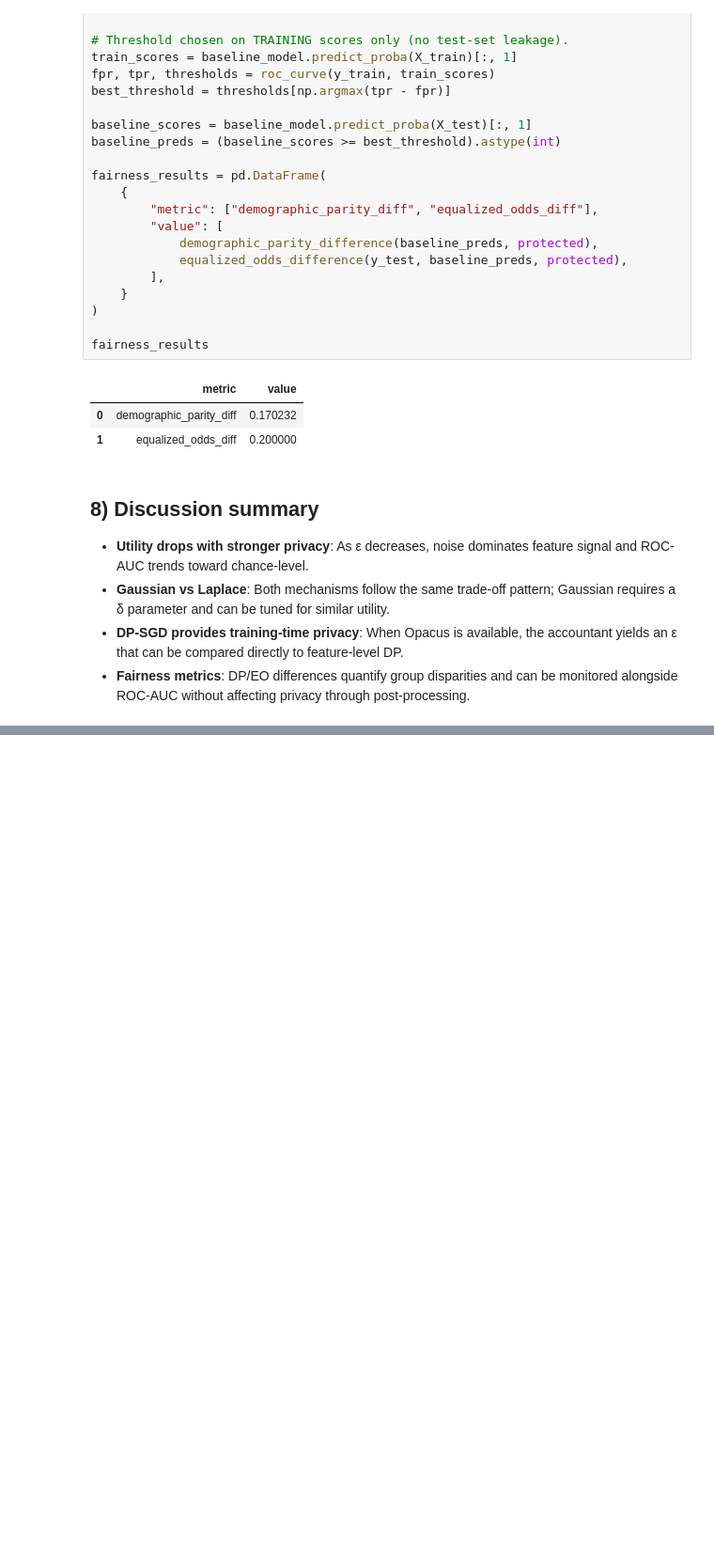
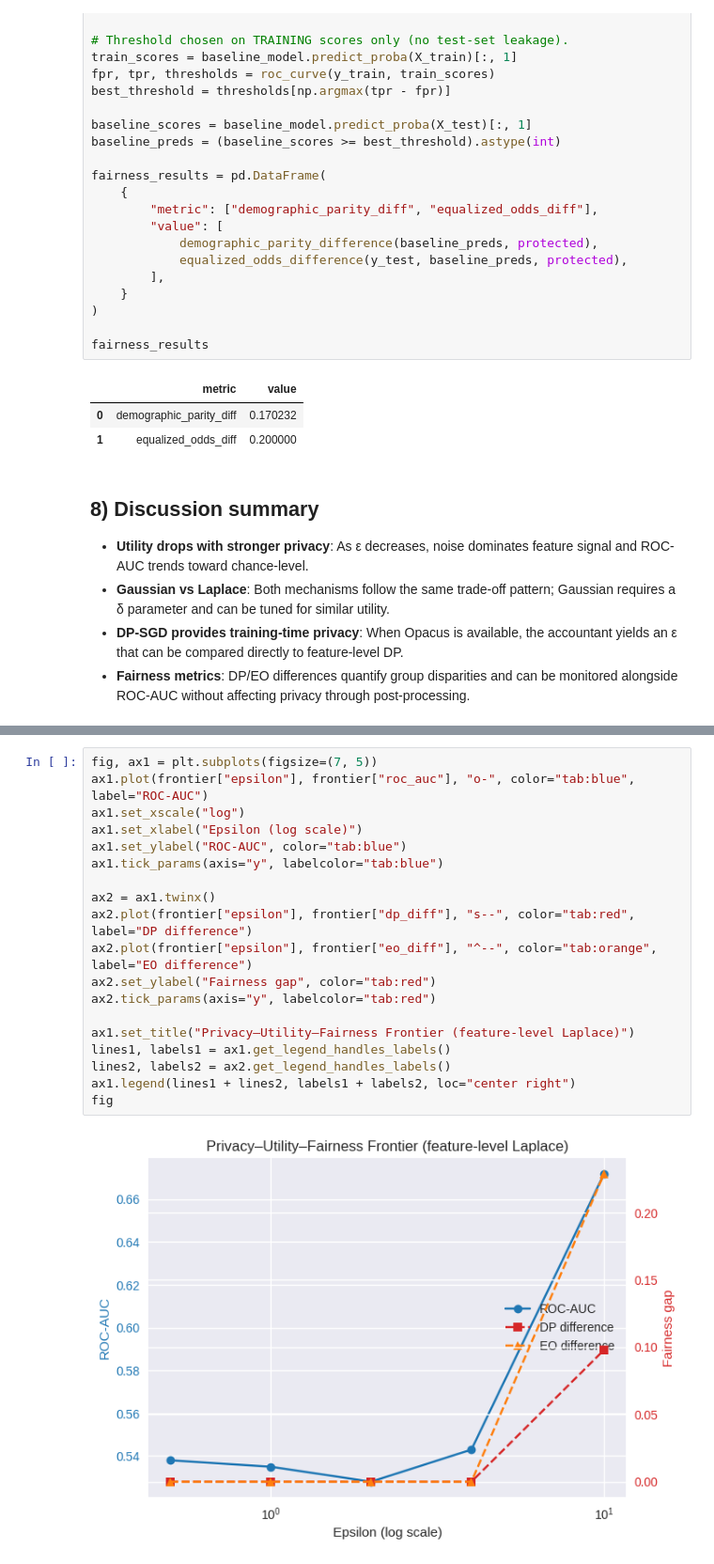
Before and after one commit to Ghobi-A/dp-insurance, a Jupyter notebook: notebooks/dp_privacy_insurance.ipynb, the cells around one changed output, grey strips where cells are left out. Shown at 94% size. Cells and saved outputs as stored; diff of their text form; blank space fills up the shorter version.

```diff
--- a/notebooks/dp_privacy_insurance.ipynb
+++ b/notebooks/dp_privacy_insurance.ipynb
@@ -337,0 +599,21 @@ fairness_results
+# %%
+fig, ax1 = plt.subplots(figsize=(7, 5))
+ax1.plot(frontier["epsilon"], frontier["roc_auc"], "o-", color="tab:blue", label="ROC-AUC")
+ax1.set_xscale("log")
+ax1.set_xlabel("Epsilon (log scale)")
+ax1.set_ylabel("ROC-AUC", color="tab:blue")
+ax1.tick_params(axis="y", labelcolor="tab:blue")
+
+ax2 = ax1.twinx()
+ax2.plot(frontier["epsilon"], frontier["dp_diff"], "s--", color="tab:red", label="DP difference")
+ax2.plot(frontier["epsilon"], frontier["eo_diff"], "^--", color="tab:orange", label="EO difference")
+ax2.set_ylabel("Fairness gap", color="tab:red")
+ax2.tick_params(axis="y", labelcolor="tab:red")
+
+ax1.set_title("Privacy–Utility–Fairness Frontier (feature-level Laplace)")
+lines1, labels1 = ax1.get_legend_handles_labels()
+lines2, labels2 = ax2.get_legend_handles_labels()
+ax1.legend(lines1 + lines2, labels1 + labels2, loc="center right")
+fig
+# %% [output]
+[figure, added]
```
Also changed, not shown: parts of 16 cells of this notebook, 8 other files.
